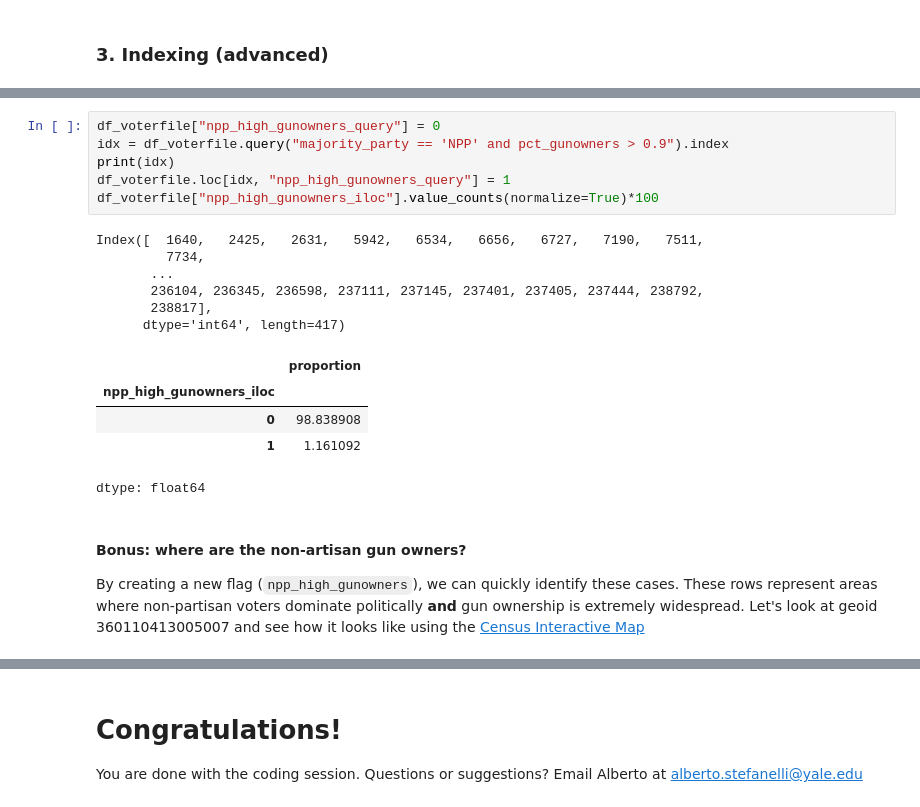
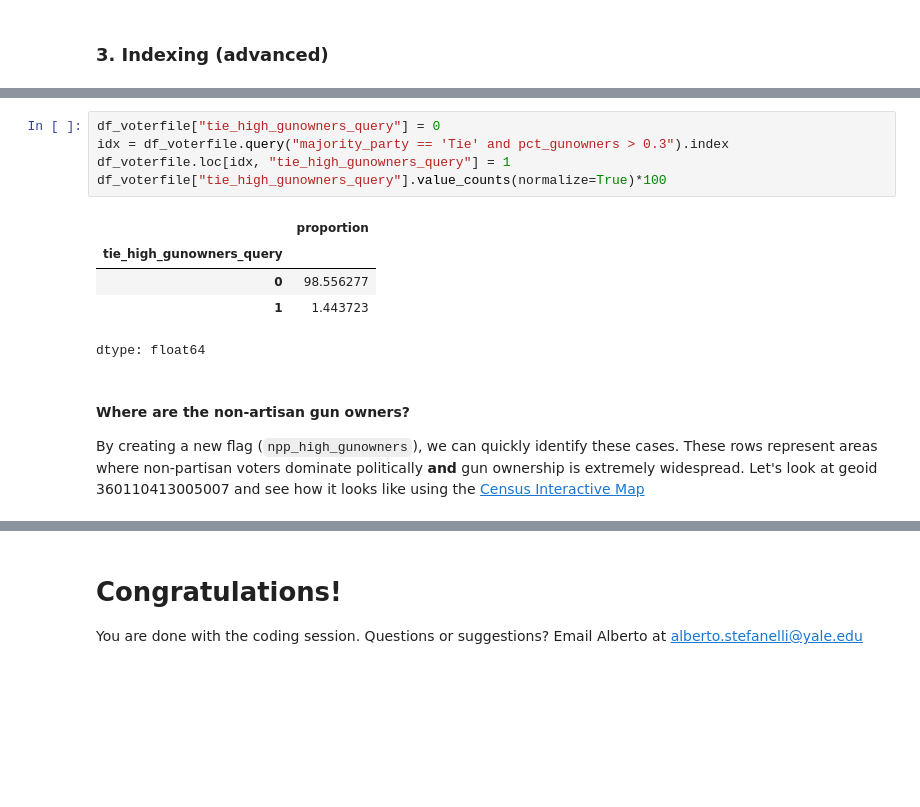
Before and after one commit to albertostefanelli/data_science_campaigns, a Jupyter notebook: coding_sessions/session_04/codingsession04.ipynb, the cells around one changed output, grey strips where cells are left out. Drawn from its saved outputs; the diff is of its cells as text; blank space fills up the shorter version.

```diff
--- a/coding_sessions/session_04/codingsession04.ipynb
+++ b/coding_sessions/session_04/codingsession04.ipynb
@@ -366,25 +359,18 @@ dtype: float64
 - We then use .loc to set 1 for those rows.
 - Again, if we don’t initialize first, non-matching rows will be NaN.
 # %%
-df_voterfile["npp_high_gunowners_query"] = 0
-idx = df_voterfile.query("majority_party == 'NPP' and pct_gunowners > 0.9").index
-print(idx)
-df_voterfile.loc[idx, "npp_high_gunowners_query"] = 1
-df_voterfile["npp_high_gunowners_iloc"].value_counts(normalize=True)*100
+df_voterfile["tie_high_gunowners_query"] = 0
+idx = df_voterfile.query("majority_party == 'Tie' and pct_gunowners > 0.3").index
+df_voterfile.loc[idx, "tie_high_gunowners_query"] = 1
+df_voterfile["tie_high_gunowners_query"].value_counts(normalize=True)*100
 # %% [output]
+|  | proportion |
+| tie_high_gunowners_query |  |
+| 0 | 98.556277 |
+| 1 | 1.443723 |
-Index([  1640,   2425,   2631,   5942,   6534,   6656,   6727,   7190,   7511,
-         7734,
-       ...
-       236104, 236345, 236598, 237111, 237145, 237401, 237405, 237444, 238792,
-       238817],
-      dtype='int64', length=417)
+dtype: float64
-|  | proportion |
-| npp_high_gunowners_iloc |  |
-| 0 | 98.838908 |
-| 1 | 1.161092 |
-dtype: float64
 # %% [markdown]
-#### Bonus: where are the non-artisan gun owners?
+#### Where are the non-artisan gun owners?
 
 By creating a new flag (`npp_high_gunowners`), we can quickly identify these  cases. These rows represent areas where non-partisan voters dominate politically **and** gun ownership is extremely widespread. Let's look at geoid 360110413005007 and see how it looks like  using the [Census Interactive Map](https://tigerweb.geo.census.gov/tigerweb/)
 # %%
```
Also changed, not shown: parts of 23 cells of this notebook, 1 other file.
